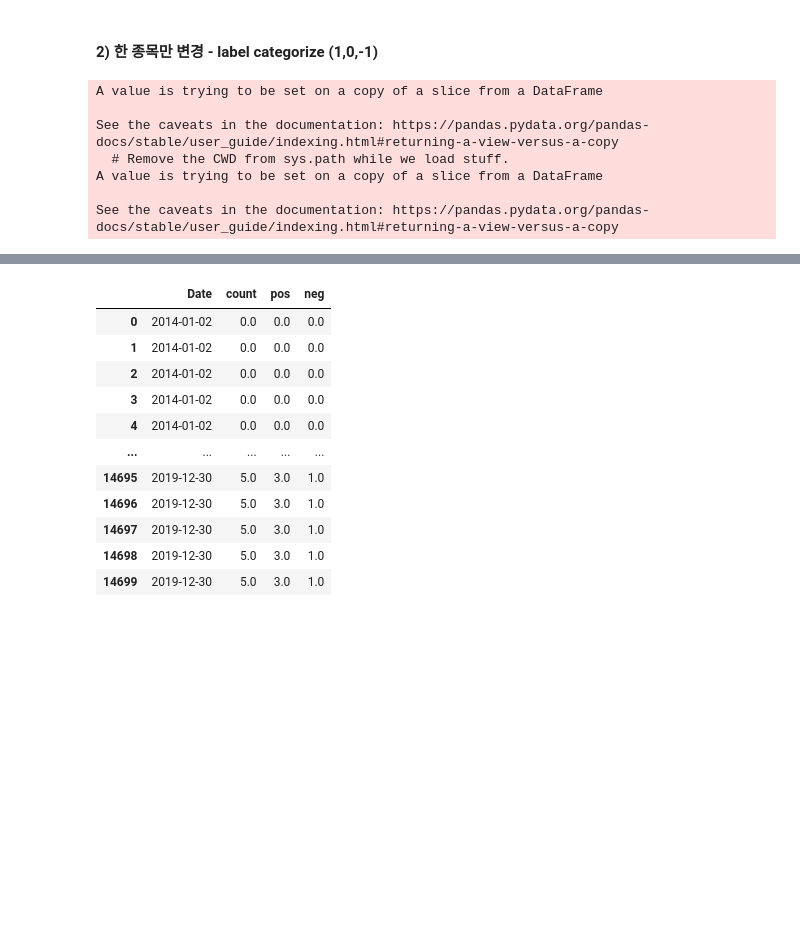
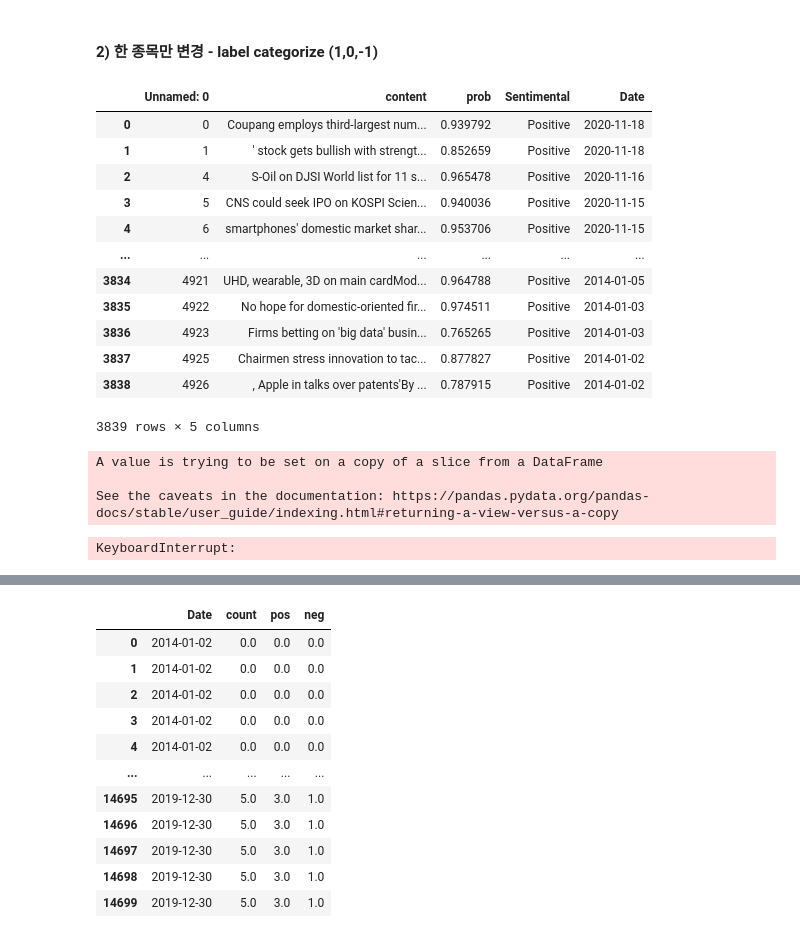
Before and after one commit to mins0022/stock_trading_agent, a Jupyter notebook: Crawling/Code/Kospi20/posneg count.ipynb, the cells around one changed output, grey strips where cells are left out. Cells and saved outputs as stored; diff of their text form; code cells hidden in the pictures; blank space fills up the shorter version.

Commit message:
[RL] samsung electronics input data preprocessing

```diff
--- a/Crawling/Code/Kospi20/posneg count.ipynb
+++ b/Crawling/Code/Kospi20/posneg count.ipynb
@@ -106,17 +106,34 @@ for index, kospi in enumerate(kospi20):
 FileNotFoundError: [Errno 2] No such file or directory: 'C:/py/stock_trading_agent/article_df/selected20/SK텔레콤_df.csv'
 # %% [markdown]
 #### 2) 한 종목만 변경 - label categorize (1,0,-1)
+# %%
+article_df = pd.read_csv('../../../Sentiment Analysis/Data/before/samsung_senti.csv')
+article_df
+# %% [output]
+|  | Unnamed: 0 | content | prob | Sentimental | Date |
+| 0 | 0 | Coupang employs third-largest num... | 0.939792 | Positive | 2020-11-18 |
+| 1 | 1 | ' stock gets bullish with strengt... | 0.852659 | Positive | 2020-11-18 |
+| 2 | 4 | S-Oil on DJSI World list for 11 s... | 0.965478 | Positive | 2020-11-16 |
+| 3 | 5 | CNS could seek IPO on KOSPI Scien... | 0.940036 | Positive | 2020-11-15 |
+| 4 | 6 | smartphones' domestic market shar... | 0.953706 | Positive | 2020-11-15 |
+| ... | ... | ... | ... | ... | ... |
+| 3834 | 4921 | UHD, wearable, 3D on main cardMod... | 0.964788 | Positive | 2014-01-05 |
+| 3835 | 4922 | No hope for domestic-oriented fir... | 0.974511 | Positive | 2014-01-03 |
+| 3836 | 4923 | Firms betting on 'big data' busin... | 0.765265 | Positive | 2014-01-03 |
+| 3837 | 4925 | Chairmen stress innovation to tac... | 0.877827 | Positive | 2014-01-02 |
+| 3838 | 4926 | , Apple in talks over patents'By ... | 0.787915 | Positive | 2014-01-02 |
+3839 rows × 5 columns
 # %%
-article_df = pd.read_csv('../../../Sentiment Analysis/Data/before/CJ제일제당_traintestdata_3300.csv')
+article_df = pd.read_csv('../../../Sentiment Analysis/Data/before/samsung_senti.csv')
 del article_df['Unnamed: 0']
-article_df = article_df.drop_duplicates('Title',keep = 'first')
+article_df = article_df.drop_duplicates('content',keep = 'first')
 article_df = article_df.drop(article_df[article_df['Date'] == '2019.12.31'].index)
 article_df = article_df.dropna(axis=0)
 article_df = article_df.reset_index(drop=True)
 
 # Date 형식 변경 및 sorting
-for i in range(len(article_df)):
-    article_df['Date'][i] = article_df['Date'][i].replace('.','-')
+# for i in range(len(article_df)):
+#     article_df['Date'][i] = article_df['Date'][i].replace('.','-')
 article_df = article_df.sort_values('Date')
 
 # date_df에 없는 날짜 그 다음 날짜로 변경
@@ -135,19 +152,19 @@ while True:
         article_df['Date'][index] = holidays
 
 # cj기사에 이상치 변경
-article_df.loc[article_df['label']=='-'] = -1
+# article_df.loc[article_df['label']=='-'] = -1
 
 # 긍정, 부정, 중립 원핫인코딩
 article_df['pos']=0
-article_df['neu']=0
+# article_df['neu']=0
 article_df['neg']=0
 
 for i in range(len(article_df)):
-    if article_df.iloc[i]['label'] == '1':
+    if article_df.iloc[i]['Sentimental'] == 'Positive':
         article_df['pos'].iloc[i] = 1
         #print(article_df.iloc[i]['pos'])
-    elif article_df.iloc[i]['label'] == '0':
-        article_df['neu'].iloc[i] = 1
+#     elif article_df.iloc[i]['Sentimental'] == 'Negative':
+#         article_df['neg'].iloc[i] = 1
     else:
         article_df['neg'].iloc[i] = 1
 #     print(i)
@@ -167,7 +184,4 @@ article_df2.to_csv('../../../Sentiment Analysis/Data/senti_CJ제일제당_V3.csv
 A value is trying to be set on a copy of a slice from a DataFrame
 
 See the caveats in the documentation: https://pandas.pydata.org/pandas-docs/stable/user_guide/indexing.html#returning-a-view-versus-a-copy
-  # Remove the CWD from sys.path while we load stuff.
-A value is trying to be set on a copy of a slice from a DataFrame
-
-See the caveats in the documentation: https://pandas.pydata.org/pandas-docs/stable/user_guide/indexing.html#returning-a-view-versus-a-copy
+KeyboardInterrupt:
```
Also changed, not shown: parts of 1 cell of this notebook, 5 other files.
